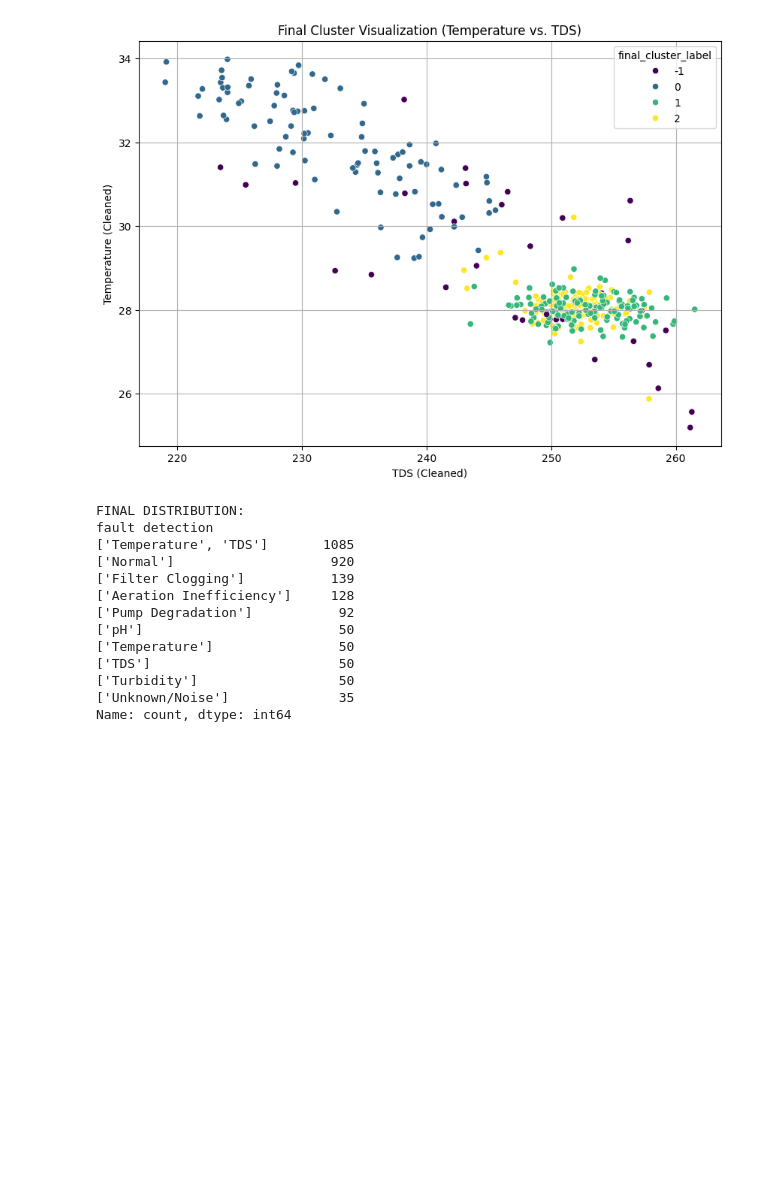
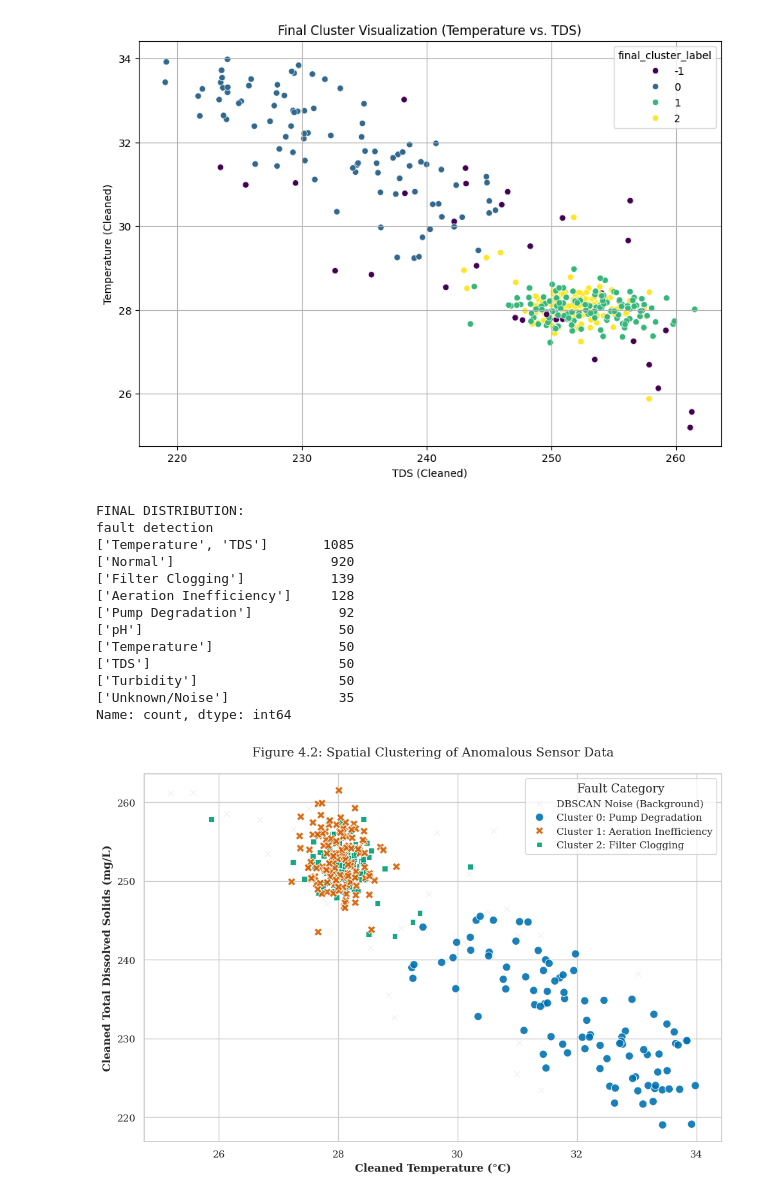
Before and after one commit to ANGB022210151/AquacultureProject, a Jupyter notebook: dbscan_step4.ipynb, the cells around one changed output. Drawn from its saved outputs; the diff is of its cells as text; code cells hidden in the pictures; blank space fills up the shorter version.

```diff
--- a/dbscan_step4.ipynb
+++ b/dbscan_step4.ipynb
@@ -437,3 +437,85 @@ fault detection
 ['Turbidity']                  50
 ['Unknown/Noise']              35
 Name: count, dtype: int64
+# %%
+import matplotlib.pyplot as plt
+import seaborn as sns
+
+# 1. Set the academic style
+sns.set_theme(style="whitegrid", font="serif")
+plt.rcParams["figure.figsize"] = (10, 7)
+plt.rcParams["axes.labelweight"] = "bold"
+
+# 2. Define human-readable labels
+label_names = {
+    -1: "DBSCAN Noise (Background)",
+    0: "Cluster 0: Pump Degradation",
+    1: "Cluster 1: Aeration Inefficiency",
+    2: "Cluster 2: Filter Clogging"
+}
+
+# 3. Define a custom palette (Color-blind friendly)
+custom_palette = {
+    -1: "#bdc3c7", # Muted Silver/Grey
+    0: "#0072B2",  # Blue
+    1: "#D55E00",  # Vermillion/Orange
+    2: "#009E73"   # Bluish Green
+}
+
+# 4. Create the plot
+fig, ax = plt.subplots()
+
+# Separate data for layering
+noise_df = cluster_data[cluster_data['final_cluster_label'] == -1]
+clustered_df = cluster_data[cluster_data['final_cluster_label'] != -1]
+
+# Plot Noise first (Background)
+sns.scatterplot(
+    data=noise_df,
+    x='temperature_cleaned',
+    y='tds_cleaned',
+    color=custom_palette[-1],
+    label=label_names[-1], # Manual label
+    alpha=0.4,
+    s=40,
+    marker='x',
+    ax=ax
+)
+
+# Plot Main Clusters (Foreground)
+sns.scatterplot(
+    data=clustered_df,
+    x='temperature_cleaned',
+    y='tds_cleaned',
+    hue='final_cluster_label',
+    palette=custom_palette,
+    style='final_cluster_label',
+    s=80,
+    edgecolor='white',
+    alpha=0.9,
+    ax=ax
+)
+
+# 5. Academic Formatting
+ax.set_title("Figure 4.2: Spatial Clustering of Anomalous Sensor Data", fontsize=14, pad=20)
+ax.set_xlabel("Cleaned Temperature (°C)", fontsize=12)
+ax.set_ylabel("Cleaned Total Dissolved Solids (mg/L)", fontsize=12)
+
+# FIXED Legend Logic:
+handles, labels = ax.get_legend_handles_labels()
+fixed_labels = []
+for l in labels:
+    try:
+        # If it's a number (0, 1, 2), look up the name
+        val = int(float(l))
+        fixed_labels.append(label_names.get(val, l))
+    except ValueError:
+        # If it's already a string (like 'DBSCAN Noise'), keep it as is
+        fixed_labels.append(l)
+
+ax.legend(handles, fixed_labels, title="Fault Category", title_fontsize='13', fontsize='11', loc='best')
+
+plt.tight_layout()
+plt.show()
+# %% [output]
+[figure, added]
```
Also changed, not shown: parts of 1 cell of this notebook.
